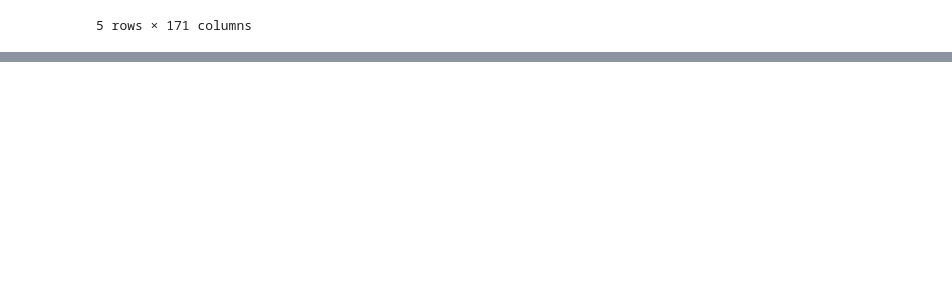
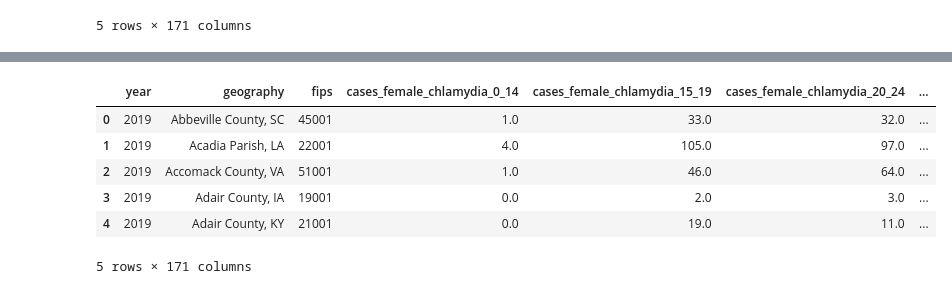
Before and after one commit to JayRPhilbrick/bdsi22dataminingsti, a Jupyter notebook: notebooks/CDCSTDagesex20192020_clean.ipynb, the cells around one changed output, grey strips where cells are left out. Cells and saved outputs as stored; diff of their text form; code cells hidden in the pictures; blank space fills up the shorter version.

```diff
--- a/notebooks/CDCSTDagesex20192020_clean.ipynb
+++ b/notebooks/CDCSTDagesex20192020_clean.ipynb
@@ -127,5 +129,15 @@ df.head()
 | 3 | 2019 | Adair County, IA | 19001 | 0.0 | 2.0 | 3.0 | ... |
 | 4 | 2019 | Adair County, KY | 21001 | 0.0 | 19.0 | 11.0 | ... |
 5 rows × 171 columns
+# %%
+df.head()
+# %% [output]
+|  | year | geography | fips | cases_female_chlamydia_0_14 | cases_female_chlamydia_15_19 | cases_female_chlamydia_20_24 | ... |
+| 0 | 2019 | Abbeville County, SC | 45001 | 1.0 | 33.0 | 32.0 | ... |
+| 1 | 2019 | Acadia Parish, LA | 22001 | 4.0 | 105.0 | 97.0 | ... |
+| 2 | 2019 | Accomack County, VA | 51001 | 1.0 | 46.0 | 64.0 | ... |
+| 3 | 2019 | Adair County, IA | 19001 | 0.0 | 2.0 | 3.0 | ... |
+| 4 | 2019 | Adair County, KY | 21001 | 0.0 | 19.0 | 11.0 | ... |
+5 rows × 171 columns
 # %%
 df.to_csv("../Data/Clean/CDC/CDCSTDagesex20192020_clean.csv")
```
Also changed, not shown: parts of 1 cell of this notebook, 7 other files.
